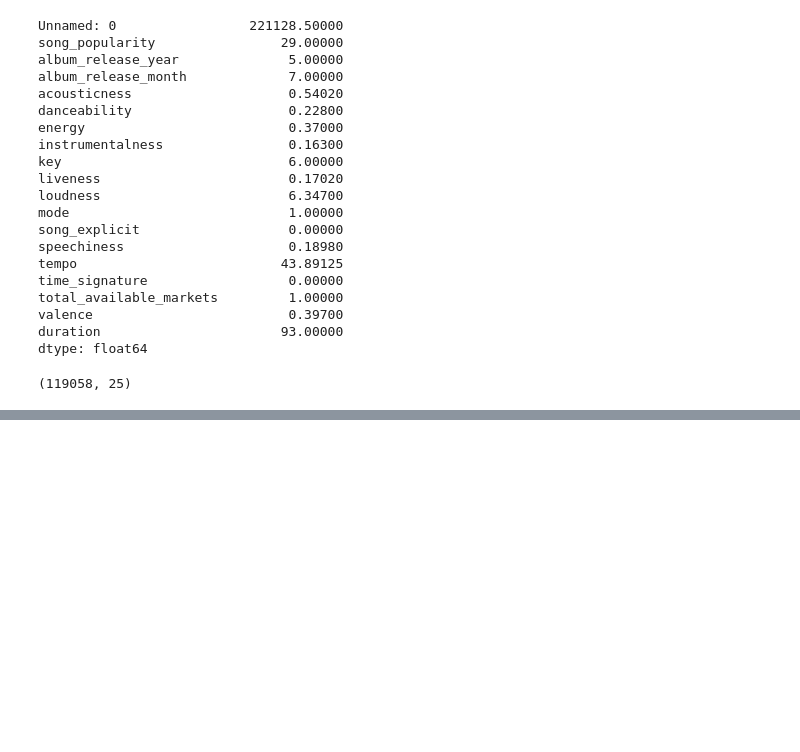
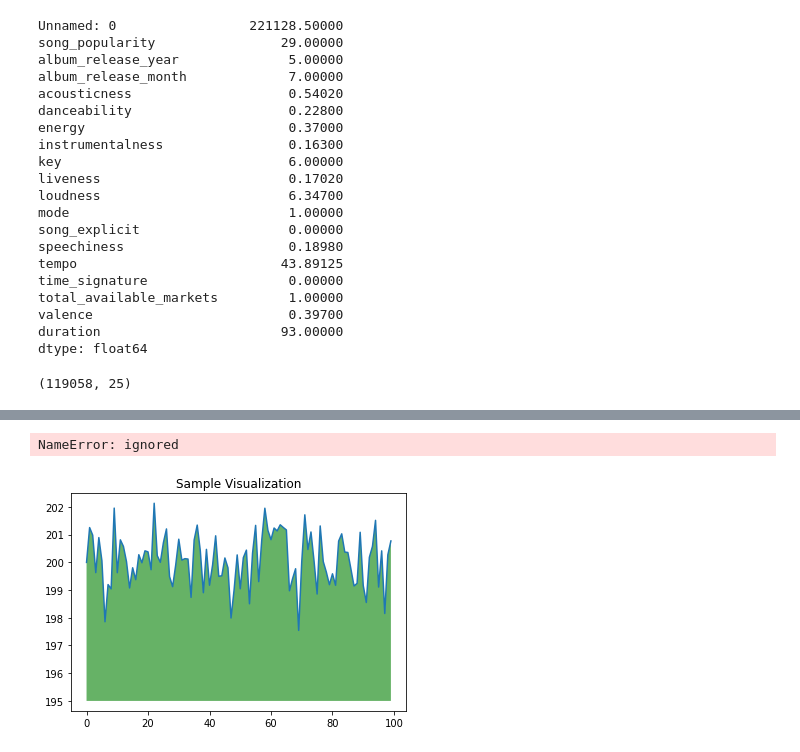
Before and after one commit to Sheljalomash140897/Python-Visualization, a Jupyter notebook: spotify_data.ipynb, the cells around one changed output, grey strips where cells are left out. Saved outputs shown, nothing was run; the diff lists cells and outputs as text; code cells hidden in the pictures; blank space fills up the shorter version.

```diff
--- a/spotify_data.ipynb
+++ b/spotify_data.ipynb
@@ -277,0 +279,15 @@ plt.show()
+# %%
+px.line(x='album_release_year', y='loudness', data_frame=df, title="Danceability over the course of the Year")
+# %% [output]
+NameError: ignored
+# %%
+ys = 200 + np.random.randn(100)
+x = [x for x in range(len(ys))]
+
+plt.plot(x, ys, '-')
+plt.fill_between(x, ys, 195, where=(ys > 195), facecolor='g', alpha=0.6)
+
+plt.title("Sample Visualization")
+plt.show()
+# %% [output]
+[figure, added]
```
Also changed, not shown: parts of 2 cells of this notebook.
